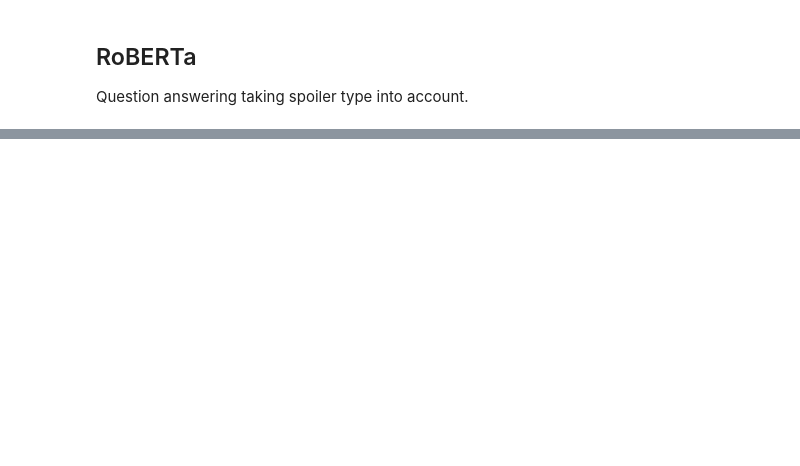
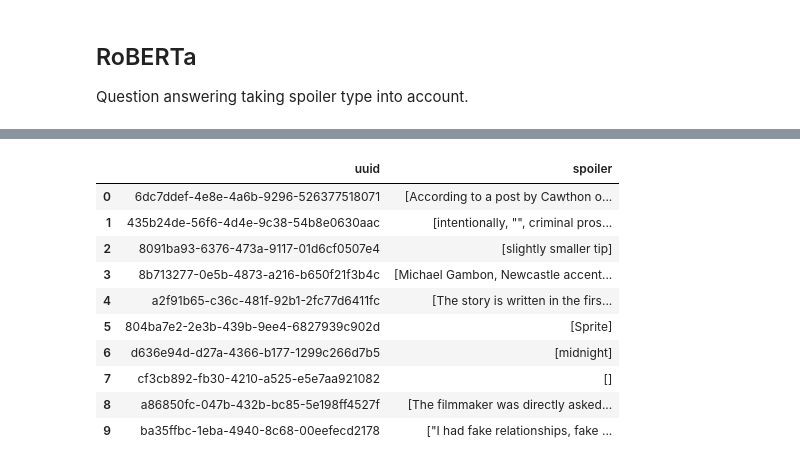
Before and after one commit to zuzg/clickbait-spoiling, a Jupyter notebook: project.ipynb, the cells around one changed output, grey strips where cells are left out. Saved outputs shown, nothing was run; the diff lists cells and outputs as text; code cells hidden in the pictures; blank space fills up the shorter version.

```diff
--- a/project.ipynb
+++ b/project.ipynb
@@ -198,0 +245,15 @@ run_qa_model("data/train.jsonl", "data/preds.jsonl")
+# %%
+pred = read_spoilers("data/preds.jsonl")
+pred.head(10)
+# %% [output]
+|  | uuid | spoiler |
+| 0 | 6dc7ddef-4e8e-4a6b-9296-526377518071 | [According to a post by Cawthon o... |
+| 1 | 435b24de-56f6-4d4e-9c38-54b8e0630aac | [intentionally, "", criminal pros... |
+| 2 | 8091ba93-6376-473a-9117-01d6cf0507e4 | [slightly smaller tip] |
+| 3 | 8b713277-0e5b-4873-a216-b650f21f3b4c | [Michael Gambon, Newcastle accent... |
+| 4 | a2f91b65-c36c-481f-92b1-2fc77d6411fc | [The story is written in the firs... |
+| 5 | 804ba7e2-2e3b-439b-9ee4-6827939c902d | [Sprite] |
+| 6 | d636e94d-d27a-4366-b177-1299c266d7b5 | [midnight] |
+| 7 | cf3cb892-fb30-4210-a525-e5e7aa921082 | [] |
+| 8 | a86850fc-047b-432b-bc85-5e198ff4527f | [The filmmaker was directly asked... |
+| 9 | ba35ffbc-1eba-4940-8c68-00eefecd2178 | ["I had fake relationships, fake ... |
```
Also changed, not shown: parts of 7 cells of this notebook, 3 other files.
